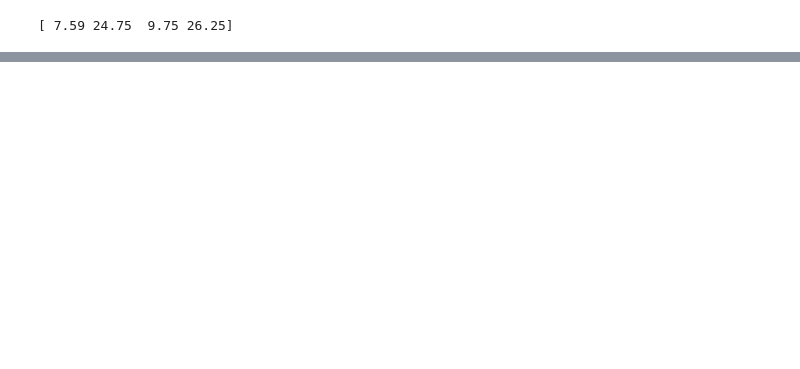
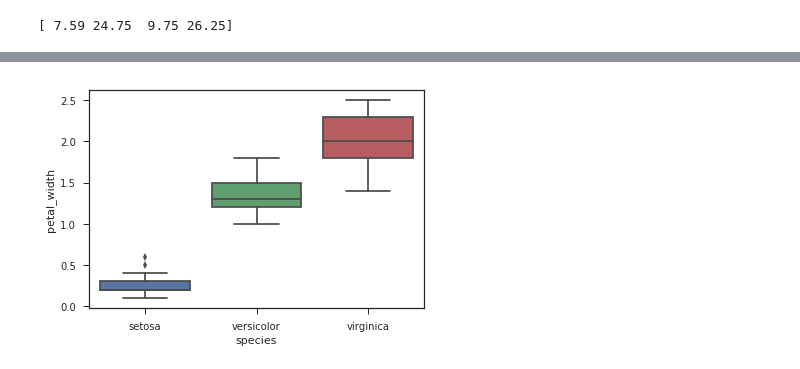
Before and after one commit to kanekalla/numpy_scipy_workshop2018, a Jupyter notebook: numpy_scipy_workshop_2018.ipynb, the cells around one changed output, grey strips where cells are left out. Saved outputs shown, nothing was run; the diff lists cells and outputs as text; code cells hidden in the pictures; blank space fills up the shorter version.

```diff
--- a/numpy_scipy_workshop_2018.ipynb
+++ b/numpy_scipy_workshop_2018.ipynb
@@ -229,0 +264,5 @@ print(np.array([a[0, 1], a[0, 1]]))  # Prints "[2 2]"
+# %%
+ax = sns.boxplot(x="species", y="petal_width",
+                 data=iris)
+# %% [output]
+[figure, added]
```
Also changed, not shown: parts of 61 cells of this notebook.
